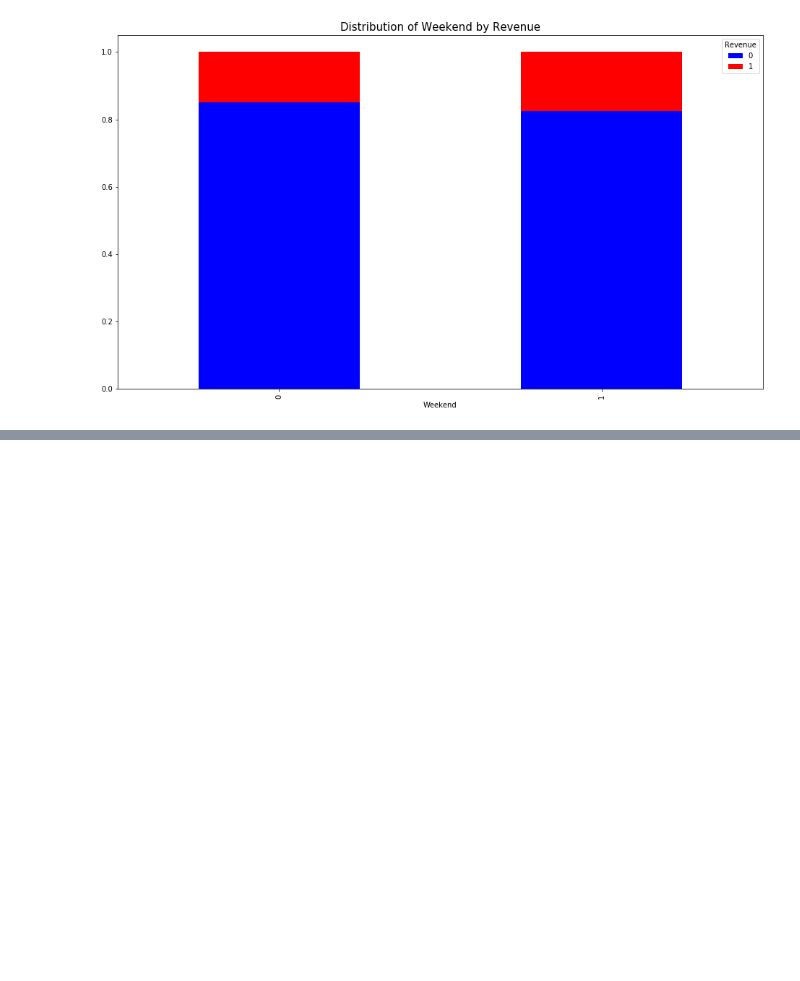
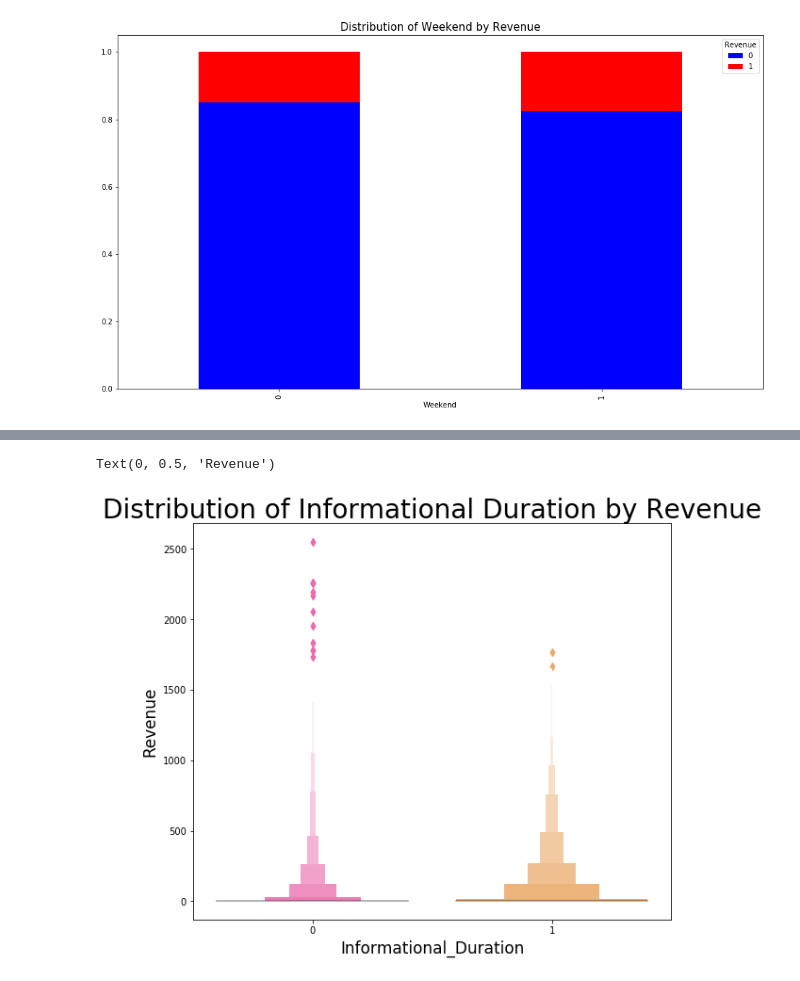
Before and after one commit to SepidehMohammadi/Capstone_python, a Jupyter notebook: Online Shoppers Purchasing Intention.ipynb, the cells around one changed output, grey strips where cells are left out. Cells and saved outputs as stored; diff of their text form; code cells hidden in the pictures; blank space fills up the shorter version.

```diff
--- a/Online Shoppers Purchasing Intention.ipynb
+++ b/Online Shoppers Purchasing Intention.ipynb
@@ -714,0 +707,10 @@ OSHIdf.describe()
+# %%
+#Distribution of Informational duration by Revenue
+plt.subplot(2, 2, 1)
+sns.boxenplot(OSHIdf['Revenue'], OSHIdf['Informational_Duration'], palette = 'spring')
+plt.title('Distribution of Informational Duration by Revenue', fontsize = 28)
+plt.xlabel('Informational_Duration', fontsize = 17)
+plt.ylabel('Revenue', fontsize = 17)
+# %% [output]
+Text(0, 0.5, 'Revenue')
+[figure, added]
```
Also changed, not shown: parts of 12 cells of this notebook.
